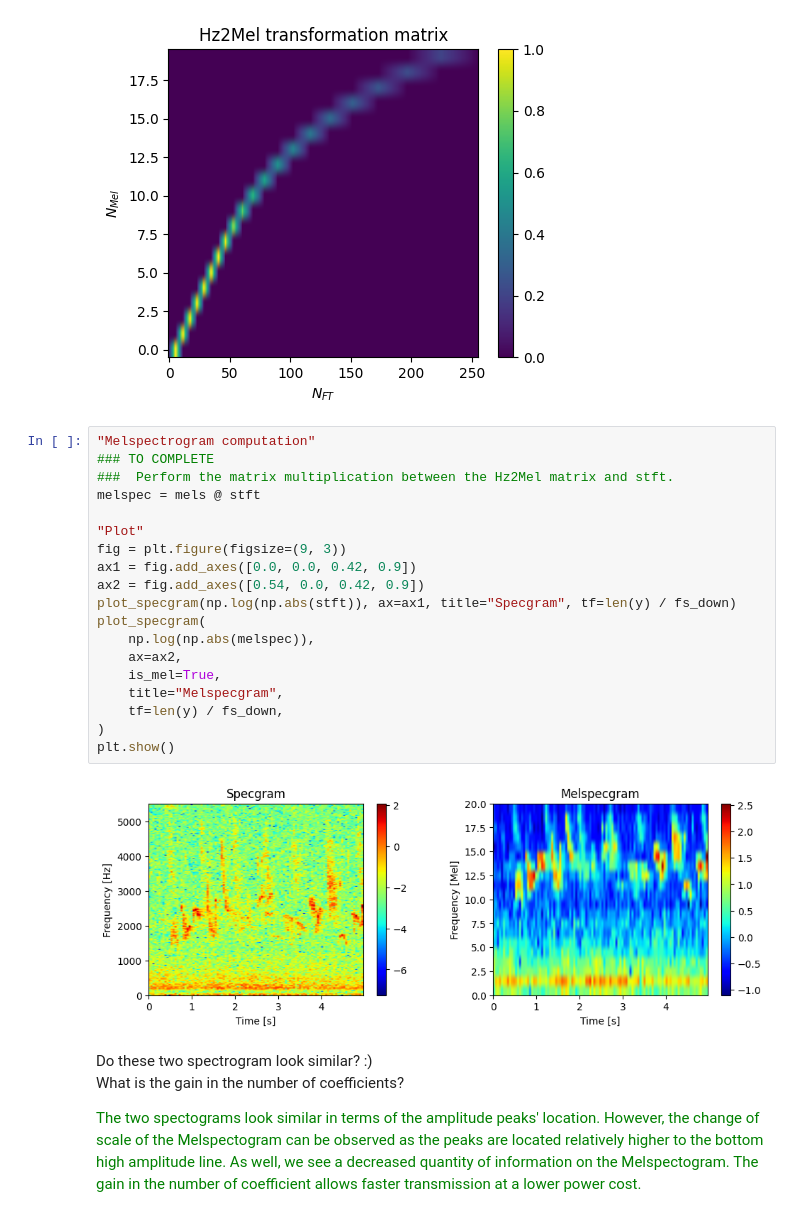
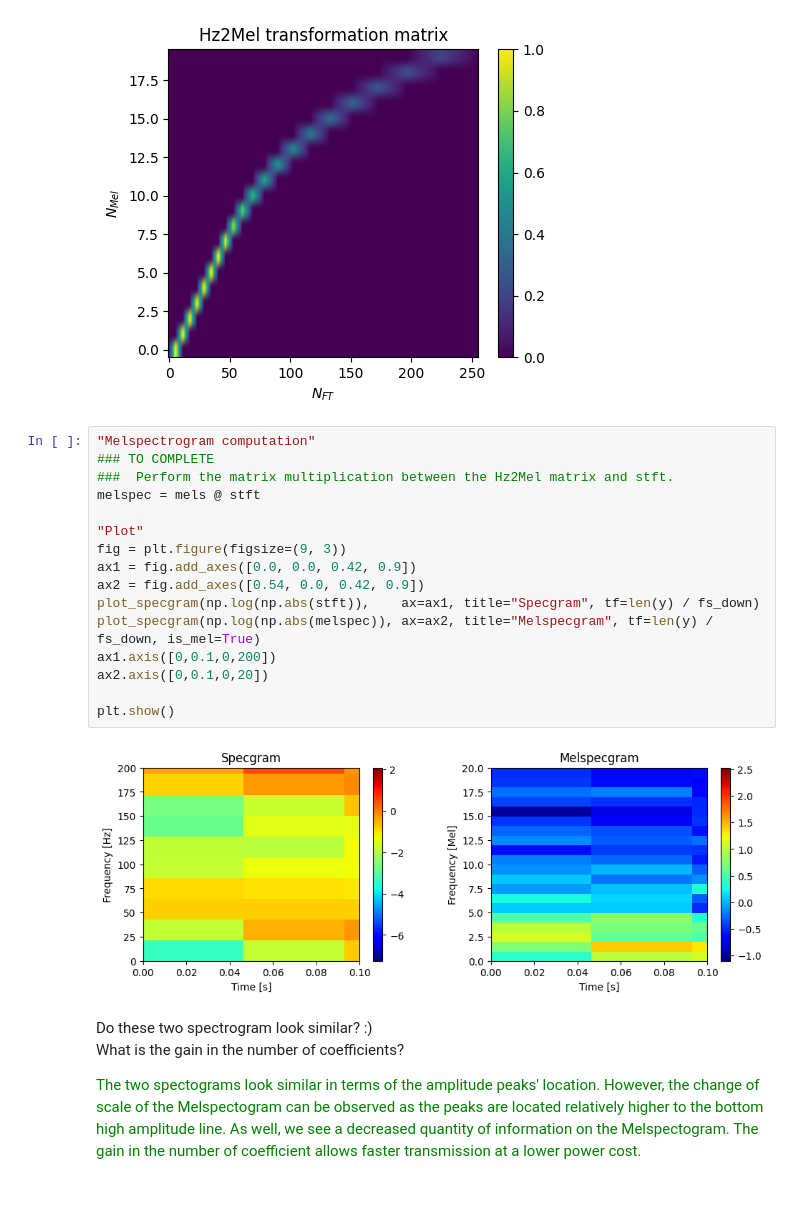
Before and after one commit to Anthiaume/LELEC210X-GroupA, a Jupyter notebook: classification/h1_feature_vectors.ipynb, the cells around one changed output. Cells and saved outputs as stored; diff of their text form.

```diff
--- a/classification/h1_feature_vectors.ipynb
+++ b/classification/h1_feature_vectors.ipynb
@@ -306,24 +306,21 @@ plt.show()
 # %%
 "Melspectrogram computation"
 ### TO COMPLETE
 ###  Perform the matrix multiplication between the Hz2Mel matrix and stft.
 melspec = mels @ stft
 
 "Plot"
 fig = plt.figure(figsize=(9, 3))
 ax1 = fig.add_axes([0.0, 0.0, 0.42, 0.9])
 ax2 = fig.add_axes([0.54, 0.0, 0.42, 0.9])
-plot_specgram(np.log(np.abs(stft)), ax=ax1, title="Specgram", tf=len(y) / fs_down)
-plot_specgram(
-    np.log(np.abs(melspec)),
-    ax=ax2,
-    is_mel=True,
-    title="Melspecgram",
-    tf=len(y) / fs_down,
-)
+plot_specgram(np.log(np.abs(stft)),    ax=ax1, title="Specgram", tf=len(y) / fs_down)
+plot_specgram(np.log(np.abs(melspec)), ax=ax2, title="Melspecgram", tf=len(y) / fs_down, is_mel=True)
+ax1.axis([0,0.1,0,200])
+ax2.axis([0,0.1,0,20])
+
 plt.show()
 # %% [output]
-[figure, old version]
+[figure, new version]
 # %% [markdown]
 Do these two spectrogram look similar? :) <br>
 What is the gain in the number of coefficients?
```
